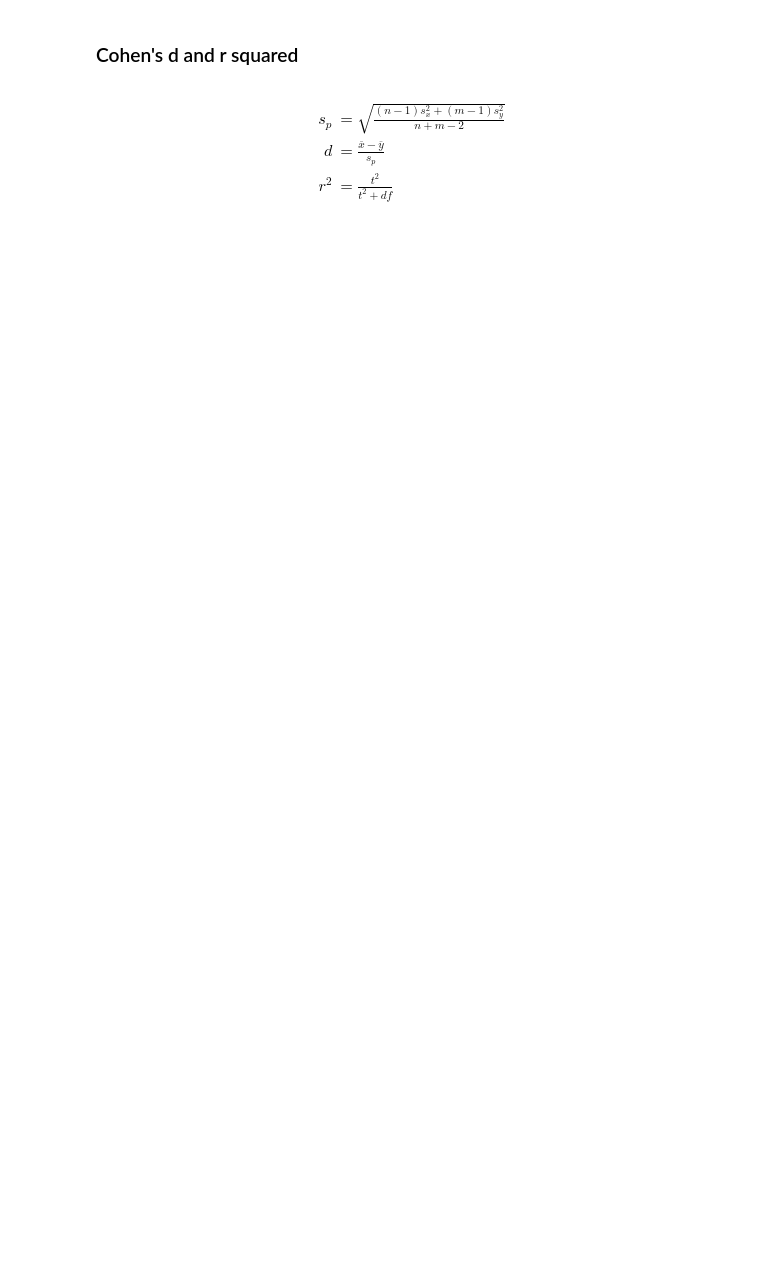
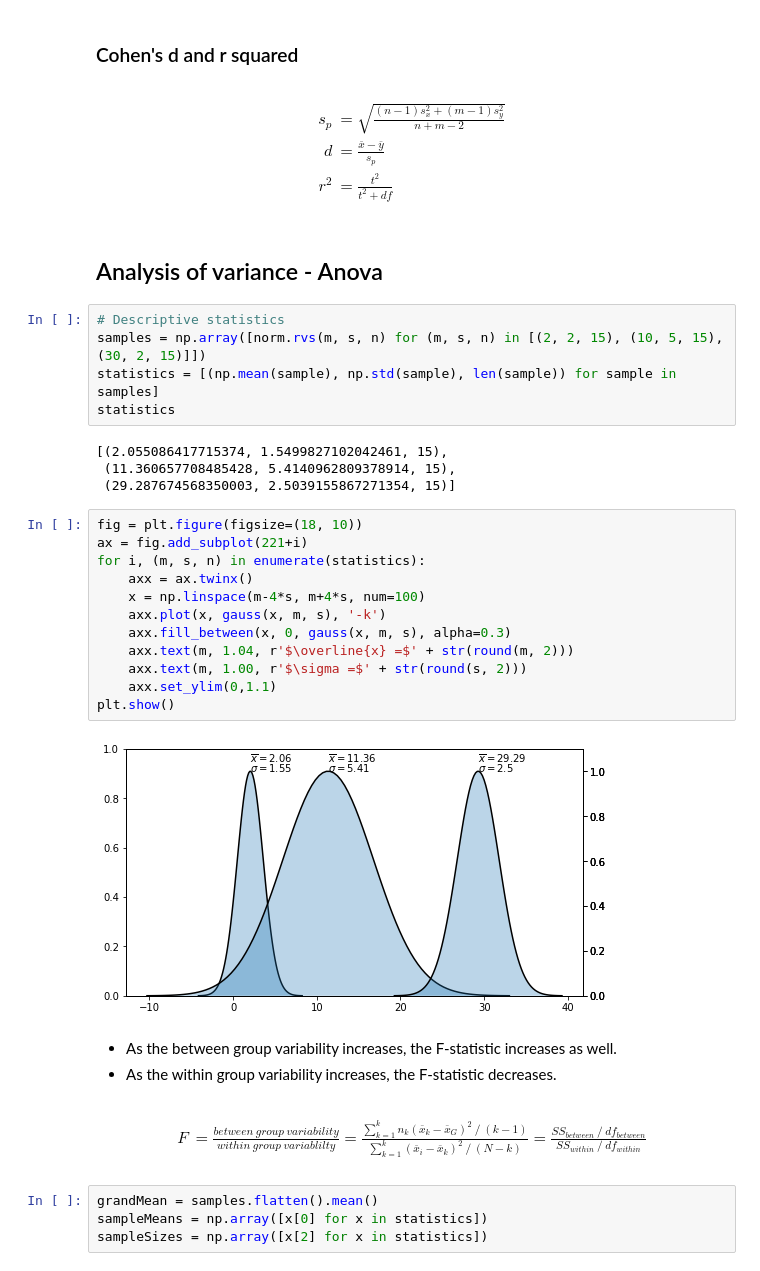
Before and after one commit to dezwier/notebooks, a Jupyter notebook: Collection/Statistics.ipynb, the cells around one changed output. Saved outputs shown, nothing was run; the diff lists cells and outputs as text; blank space fills up the shorter version.

```diff
--- a/Collection/Statistics.ipynb
+++ b/Collection/Statistics.ipynb
@@ -309,3 +315,41 @@ s_p &= \sqrt{\frac{(n-1)s^2_x + (m-1)s^2_y}{n+m-2}}\\
 d &= \frac{  {\overline{x} - \overline{y}}} {s_p}\\
 r^2 &= \frac{t^2}{t^2+df}
 \end{align}
+# %% [markdown]
+## Analysis of variance - Anova
+# %%
+# Descriptive statistics
+samples = np.array([norm.rvs(m, s, n) for (m, s, n) in [(2, 2, 15), (10, 5, 15), (30, 2, 15)]])
+statistics = [(np.mean(sample), np.std(sample), len(sample)) for sample in samples]
+statistics
+# %% [output]
+[(2.055086417715374, 1.5499827102042461, 15),
+ (11.360657708485428, 5.4140962809378914, 15),
+ (29.287674568350003, 2.5039155867271354, 15)]
+# %%
+fig = plt.figure(figsize=(18, 10))
+ax = fig.add_subplot(221+i)
+for i, (m, s, n) in enumerate(statistics):
+    axx = ax.twinx()
+    x = np.linspace(m-4*s, m+4*s, num=100)
+    axx.plot(x, gauss(x, m, s), '-k')
+    axx.fill_between(x, 0, gauss(x, m, s), alpha=0.3)
+    axx.text(m, 1.04, r'$\overline{x} =$' + str(round(m, 2)))
+    axx.text(m, 1.00, r'$\sigma =$' + str(round(s, 2)))
+    axx.set_ylim(0,1.1)
+plt.show()
+# %% [output]
+[figure, added]
+# %% [markdown]
+* As the between group variability increases, the F-statistic increases as well.
+* As the within group variability increases, the F-statistic decreases.
+# %% [markdown]
+\begin{align}
+F &= \frac{between\ group\ variability}{within\ group\ variablilty}
+= \frac{\sum^k_{k=1}{n_k(\overline{x}_k-\overline{x}_G)^2}\ /\ (k-1)}{\sum^k_{k=1}{(\overline{x}_i-\overline{x}_k)^2}\ /\ (N-k)}
+= \frac{SS_{between}\ /\ df_{between}}{SS_{within}\ /\ df_{within}}
+\end{align}
+# %%
+grandMean = samples.flatten().mean()
+sampleMeans = np.array([x[0] for x in statistics])
+sampleSizes = np.array([x[2] for x in statistics])
```
Also changed, not shown: parts of 20 cells of this notebook.
